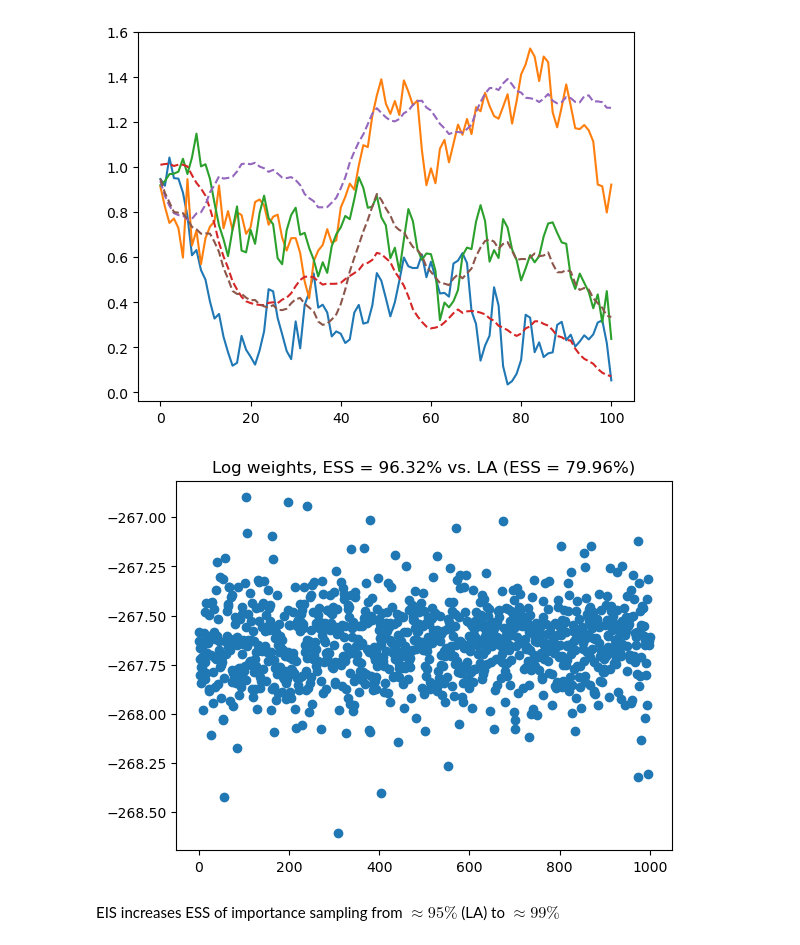
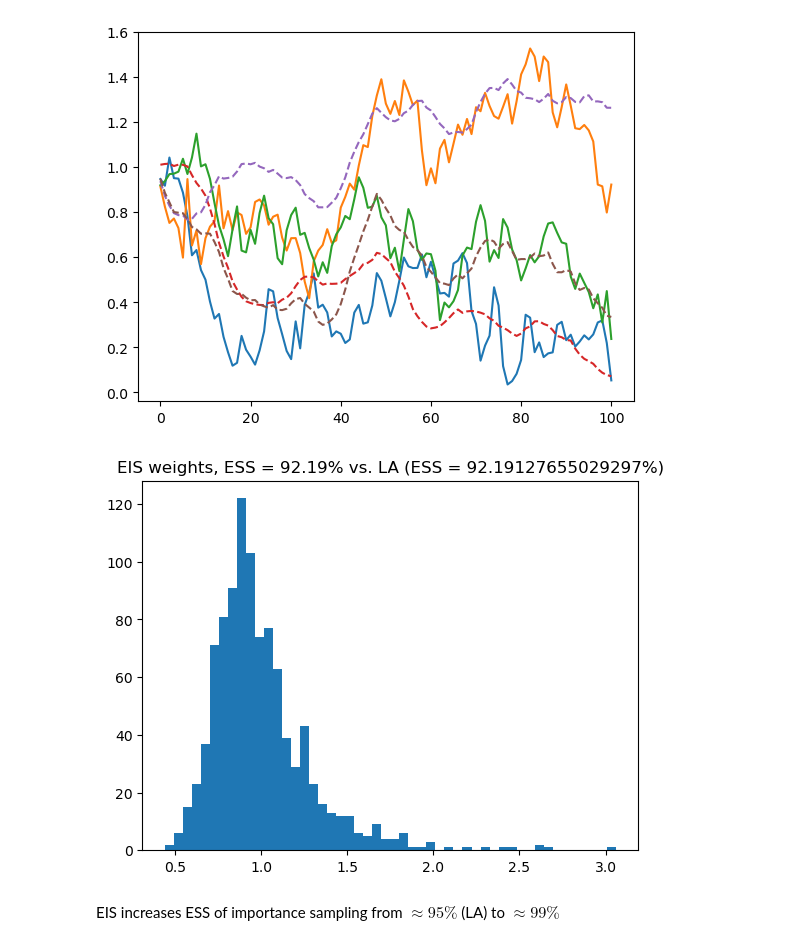
Before and after one commit to stefanheyder/isssm, a Jupyter notebook: nbs/50_modified_efficient_importance_sampling.ipynb, the cells around one changed output. Drawn from its saved outputs; the diff is of its cells as text; code cells hidden in the pictures.

```diff
--- a/nbs/50_modified_efficient_importance_sampling.ipynb
+++ b/nbs/50_modified_efficient_importance_sampling.ipynb
@@ -78,15 +78,11 @@ from tensorflow_probability.substrates.jax.distributions import (
 )
 
 from isssm.glssm import vmatmul
+from isssm.typing import GLSSM, PGSSM
 
 def modified_efficient_importance_sampling(
     y: Float[Array, "n+1 p"], # observations
-    x0: Float[Array, "m"], # initial state
-    A: Float[Array, "n m m"], # state transition matrices
-    Sigma: Float[Array, "n+1 m m"], # state noise covariance matrices
-    B: Float[Array, "n+1 p m"],  # observation matrices
-    xi: Float[Array, "n+1 p"], # observation parameters
-    dist, # observation distribution
+    model: PGSSM, # model
     z_init: Float[Array, "n+1 p"], # initial z estimate
     Omega_init: Float[Array, "n+1 p p"], # initial Omega estimate
     n_iter: int, # number of iterations
@@ -95,6 +91,7 @@ def modified_efficient_importance_sampling(
     eps: Float = 1e-5, # convergence threshold
 ):
     np1, p = y.shape
+    x0, A, Sigma, B, dist, xi = model
     n = np1 - 1
 
     lw_t = vmap(lambda s, y, xi, z, Omega: log_weights_t(s, y, xi, dist, z, Omega))
@@ -116,7 +113,7 @@ def modified_efficient_importance_sampling(
     def _iteration(val):
         a, i, z, Omega, _, _, initial_key = val
 
-        x_filt, Xi_filt, x_pred, Xi_pred = kalman(z, x0, Sigma, Omega, A, B)
+        x_filt, Xi_filt, x_pred, Xi_pred = kalman(z, GLSSM(x0, A, Sigma, B, Omega))
 
         key, subkey = jrn.split(initial_key)
         last_samples = MVN(x_filt[-1], Xi_filt[-1]).sample(N, seed=subkey)
@@ -195,7 +192,6 @@ def modified_efficient_importance_sampling(
         _keep_going, _iteration, init
     )
 
-
     return z, Omega
 # %%
 from isssm.importance_sampling import log_weights
@@ -220,15 +217,15 @@ x0 = jnp.ones(m)
 
 key = jrn.PRNGKey(5102)
 key, subkey = jrn.split(key)
-*_, dist, xi = nb_lcssm(x0, A, Sigma, B, 20.)
-(x, ), (y,) = simulate_lcssm(x0, A, Sigma, B, dist, xi, 1, subkey)
+model = nb_lcssm(x0, A, Sigma, B, 20.)
+(x, ), (y,) = simulate_lcssm(model, 1, subkey)
 s_init = jnp.log(y + 1.)
-x_smooth, z, Omega = mode_estimation(y, x0, A, Sigma, B, dist, xi, s_init, 100)
+x_smooth, z, Omega = mode_estimation(y, model, s_init, 100)
 
 N = int(1e4)
 key, subkey = jrn.split(key)
 z_meis, Omega_meis = modified_efficient_importance_sampling(
-    y, x0, A, Sigma, B, xi, dist, z, Omega, 10, N, subkey
+    y, model, z, Omega, 10, N, subkey
 )
 
 z_diff = ((z_meis - z)**2).mean(axis=1)
@@ -258,20 +254,13 @@ from isssm.importance_sampling import lcssm_importance_sampling
 # %%
 N = 1000
-#samples = FFBS(z_meis, x0, Sigma, Omega_meis, A, B, 1000, jrn.PRNGKey(423423))
-#
-#vB = partial(vmap(jnp.matmul), B)
-#
-#s = vmap(vB)(samples)
-#
-#vlw = vmap(log_weights, (0, None, None, None, None, None))
-#lw = vlw(s, y, dist, xi, z, Omega)
-_, lw_la = lcssm_importance_sampling(y, x0, A, Sigma, B, dist, xi, z, Omega, N, jrn.PRNGKey(423423))
-samples, lw = lcssm_importance_sampling(y, x0, A, Sigma, B, dist, xi, z_meis, Omega_meis, N, jrn.PRNGKey(423423))
-plt.title(f"Log weights, ESS = {ess_lw(lw) / lw.shape[0] * 100:.2f}% vs. LA (ESS = {ess_lw(lw_la) / lw_la.shape[0] * 100:.2f}%)")
-plt.scatter(jnp.arange(N), lw)
+_, lw_la = lcssm_importance_sampling(y, model, z, Omega, N, jrn.PRNGKey(423423))
+samples, lw = lcssm_importance_sampling(y, model, z_meis, Omega_meis, N, jrn.PRNGKey(423423))
+weights = normalize_weights(lw)
+plt.title(f"EIS weights, ESS = {ess_lw(lw) / lw.shape[0] * 100:.2f}% vs. LA (ESS = {ess_pct(lw)}%)")
+plt.hist(N*weights[None,:], bins=50)
 plt.show()
 # %% [output]
-[figure, old version]
+[figure, new version]
 # %% [markdown]
 EIS increases ESS of importance sampling from $\approx 95\%$ (LA) to $\approx 99\%$
 # %%
```
Also changed, not shown: parts of 4 cells of this notebook, 29 other files.
